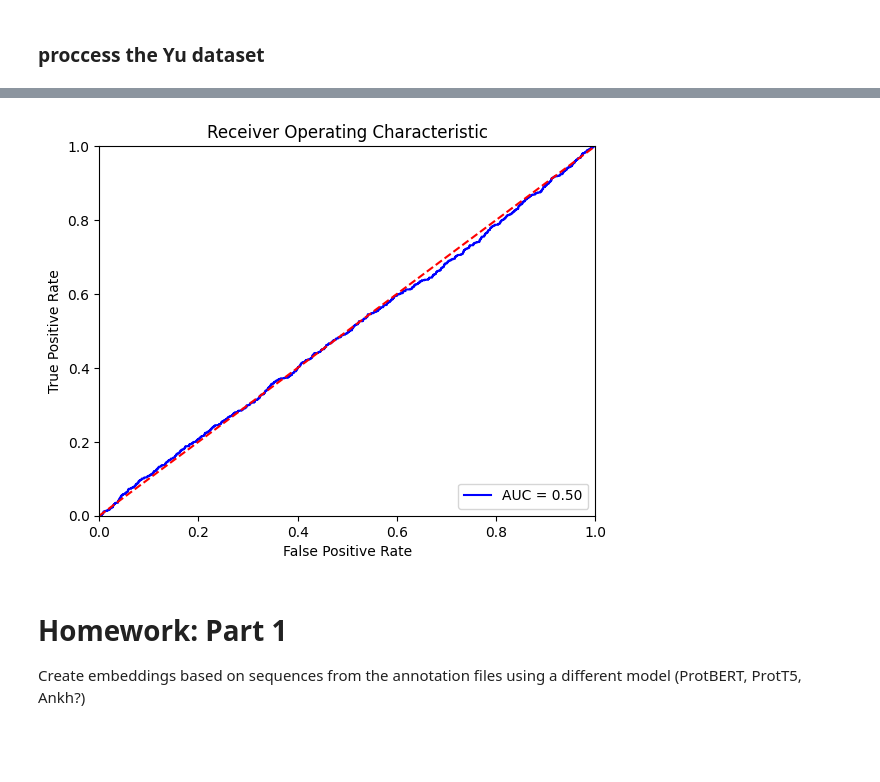
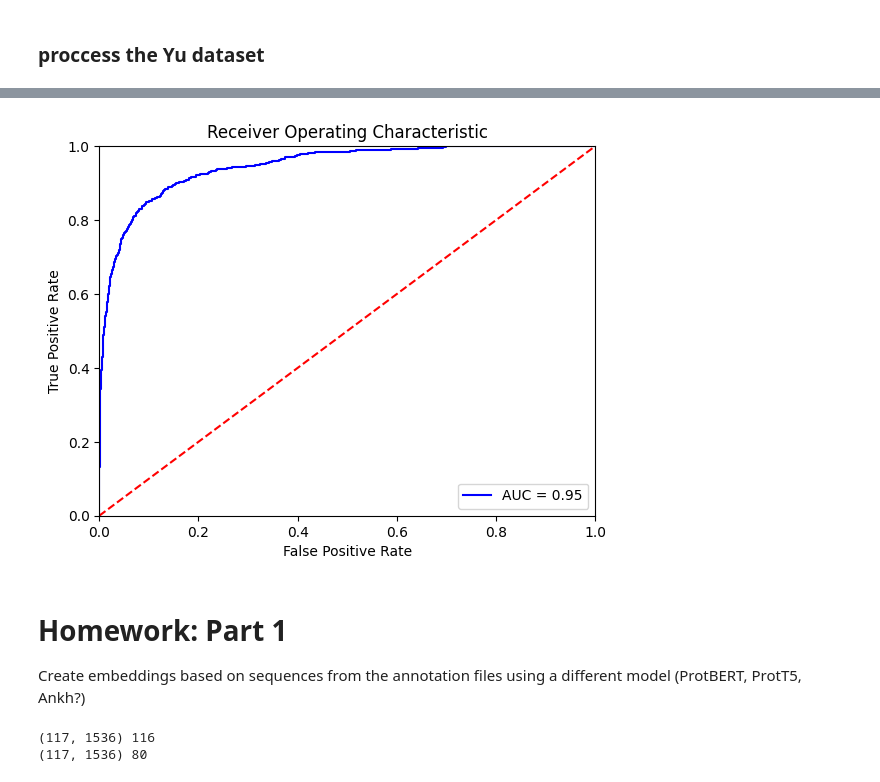
Before and after one commit to luk27official/deeplife-lab, a Jupyter notebook: lab.ipynb, the cells around one changed output, grey strips where cells are left out. Drawn from its saved outputs; the diff is of its cells as text; code cells hidden in the pictures; blank space fills up the shorter version.

Commit message:
create working classifier, create embedding generator

```diff
--- a/lab.ipynb
+++ b/lab.ipynb
@@ -182,0 +70,8 @@ def fit(model, train_loader, test_loader, error, epochs):
+# %%
+Xs_train, Ys_train = proccess_dataset(f'{DATAPATH}/ADP_Training.txt', f'{DATAPATH}/embeddings')
+
+train_dataset = YuDataset(Xs_train, Ys_train)
+
+Xs_test, Ys_test = proccess_dataset(f'{DATAPATH}/ADP_Test.txt', f'{DATAPATH}/embeddings')
+
+test_dataset = YuDataset(Xs_test, Ys_test)
@@ -233,17 +111,0 @@ Epoch : 29,  train loss:4.1367909537683984e-05, test loss:4.725352589874057e-05
-# %%
-_, accuracy, predictions = evaluate(model,train_dataloader, error)
-_, labels = train_dataset[:]
-predictions = predictions.cpu().detach().numpy()
-if ONEHOT:
-    actual_values = np.argmax(labels.numpy(), axis=1)
-    preds = np.argmax(predictions, axis=1)
-else:
-    actual_values = labels.numpy()
-    preds = np.round(predictions[:,0])
-true_positives = 0
-for act, pre in zip(actual_values, preds):
-    if act == 1 and pre == 1:
-        true_positives = true_positives + 1
-    print(act, pre)
-print()
-print('Number of true positives: ', true_positives)
@@ -267,0 +112,14 @@ print('Number of true positives: ', true_positives)
+# %%
+from sklearn.utils import class_weight
+
+def compute_class_weights(labels):
+    class_weights=class_weight.compute_class_weight(class_weight='balanced', classes=np.unique(labels), y=labels)
+    class_weights=torch.tensor(class_weights,dtype=torch.float)
+    return class_weights
+
+def accuracy_fn(y_true, y_pred):
+    correct = torch.eq(y_true, y_pred).sum().item()
+    acc = (correct / len(y_pred)) * 100
+    return acc
+
+torch.manual_seed(42)
@@ -339,21 +207,15 @@ Number of true positives:  38
 # %%
-from sklearn import metrics
-
-if ONEHOT: preds = predictions[:,1]
-else: preds = predictions
-fpr, tpr, thresholds = metrics.roc_curve(actual_values, preds)
-roc_auc = metrics.auc(fpr, tpr)
 plt.title('Receiver Operating Characteristic')
 plt.plot(fpr, tpr, 'b', label = 'AUC = %0.2f' % roc_auc)
 plt.legend(loc = 'lower right')
 plt.plot([0, 1], [0, 1],'r--')
 plt.xlim([0, 1])
 plt.ylim([0, 1])
 plt.ylabel('True Positive Rate')
 plt.xlabel('False Positive Rate')
 plt.show()
 # %% [output]
-[figure, old version]
+[figure, new version]
 # %% [markdown]
 # Homework: Part 1
 Create embeddings based on sequences from the annotation files using a different model (ProtBERT, ProtT5, Ankh?)
@@ -374,0 +245,7 @@ Create embeddings based on sequences from the annotation files using a different
+# %%
+if COMPUTE_ANKH_EMBEDDINGS:
+    for seq, i in zip(protein_sequences, embeddings.last_hidden_state.numpy()):
+        print(i.shape, len(seq))
+# %% [output]
+(117, 1536) 116
+(117, 1536) 80
```
Also changed, not shown: parts of 30 cells of this notebook, 2 other files.
